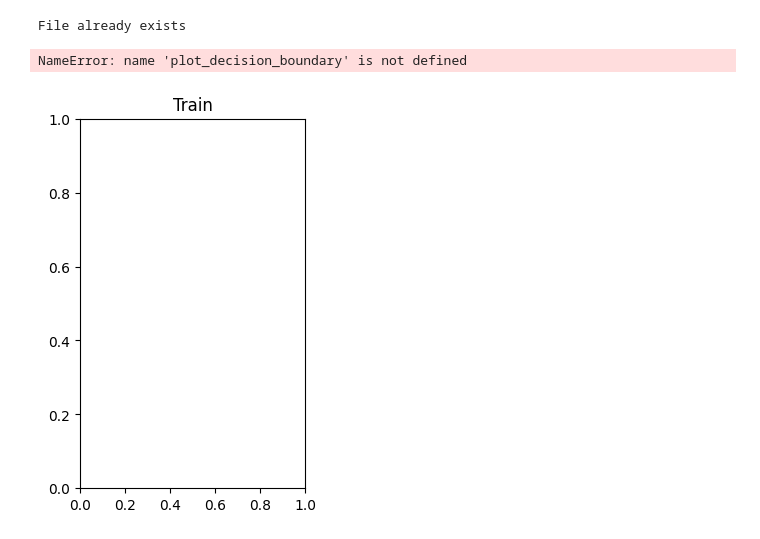
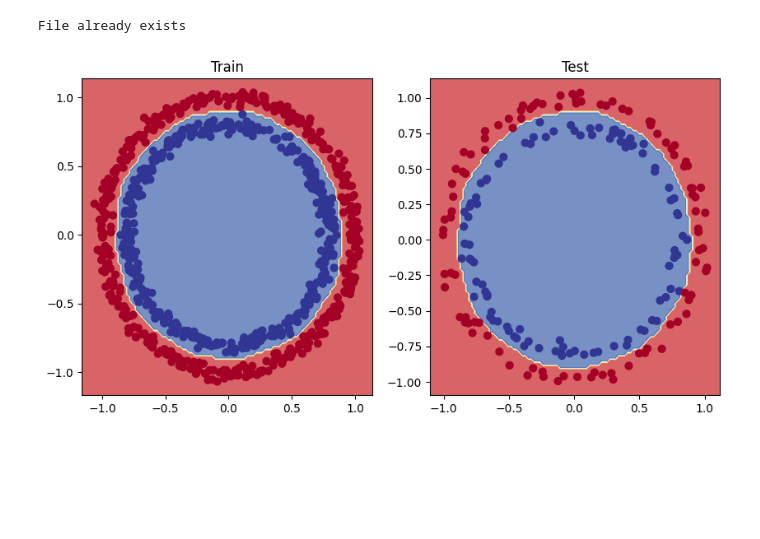
Before and after one commit to axiomchronicles/neural_network_learning, a Jupyter notebook: PyTorch_Learning/pathway_04.ipynb, the cells around one changed output. Drawn from its saved outputs; the diff is of its cells as text; code cells hidden in the pictures; blank space fills up the shorter version.

Commit message:
PyTorch | Adding Multi Layer Activation ReLU

```diff
--- a/PyTorch_Learning/pathway_04.ipynb
+++ b/PyTorch_Learning/pathway_04.ipynb
@@ -55,11 +47,11 @@ class MultiLayerClassifier(torch.nn.Module):
 
         ## Linear Layer (multi)
         self.layer_1 = torch.nn.Linear(
-            in_features = 2, out_features = 5,
+            in_features = 2, out_features = 64,
         )
-
-        self.layer_2 = torch.nn.Linear(
-            in_features = 5, out_features = 1
+        self.layer_2 = torch.nn.ReLU()
+        self.layer_3 = torch.nn.Linear(
+            in_features = 64, out_features = 1
         )
 
         ## Method 2 (sequential layer)
@@ -73,7 +65,7 @@ class MultiLayerClassifier(torch.nn.Module):
         # )
 
     def forward(self, x: torch.Tensor) -> torch.Tensor:
-        return self.layer_2(self.layer_1(x))
+        return self.layer_3(self.layer_2(self.layer_1(x)))
 # %%
 model = MultiLayerClassifier().to(device)
 model
@@ -161,7 +166,7 @@ torch.manual_seed(42)
 # %% [output]
 <torch._C.Generator at 0x...>
 # %%
-epochs = 100
+epochs = 1000
 epoch_loop = []
 losses = []
 test_losses = []
@@ -201,7 +206,7 @@ for epoch in range(epochs):
         test_losses.append(test_loss)
 
     epoch_loop.append(epoch)
-    if epoch % 10 == 0:
+    if epoch % 100 == 0:
         print(f"Losses: {loss:.5f} | Test Losses: {test_loss:.5f}")
         print(f"Model Accuracy: Train Data: {model_acc} | Test Data: {acc}\n")
 # %% [output]
@@ -279,15 +284,15 @@ with open(path, 'wb') as f:
 # %% [output]
 File already exists
 # %%
+plt.figure(figsize=(10, 5))
 plt.subplot(1, 2, 1)
 plt.title("Train")
 plot_decision_boundary(model, X_train, y_train)
 plt.subplot(1, 2, 2)
 plt.title("Test")
 plot_decision_boundary(model, X_test, y_test)
 # %% [output]
-NameError: name 'plot_decision_boundary' is not defined
-[figure, old version]
+[figure, new version]
 # %%
 with torch.inference_mode():
     y_logits = model(torch.tensor(X_test, dtype=torch.float32).to(device))
```
Also changed, not shown: parts of 10 cells of this notebook.
